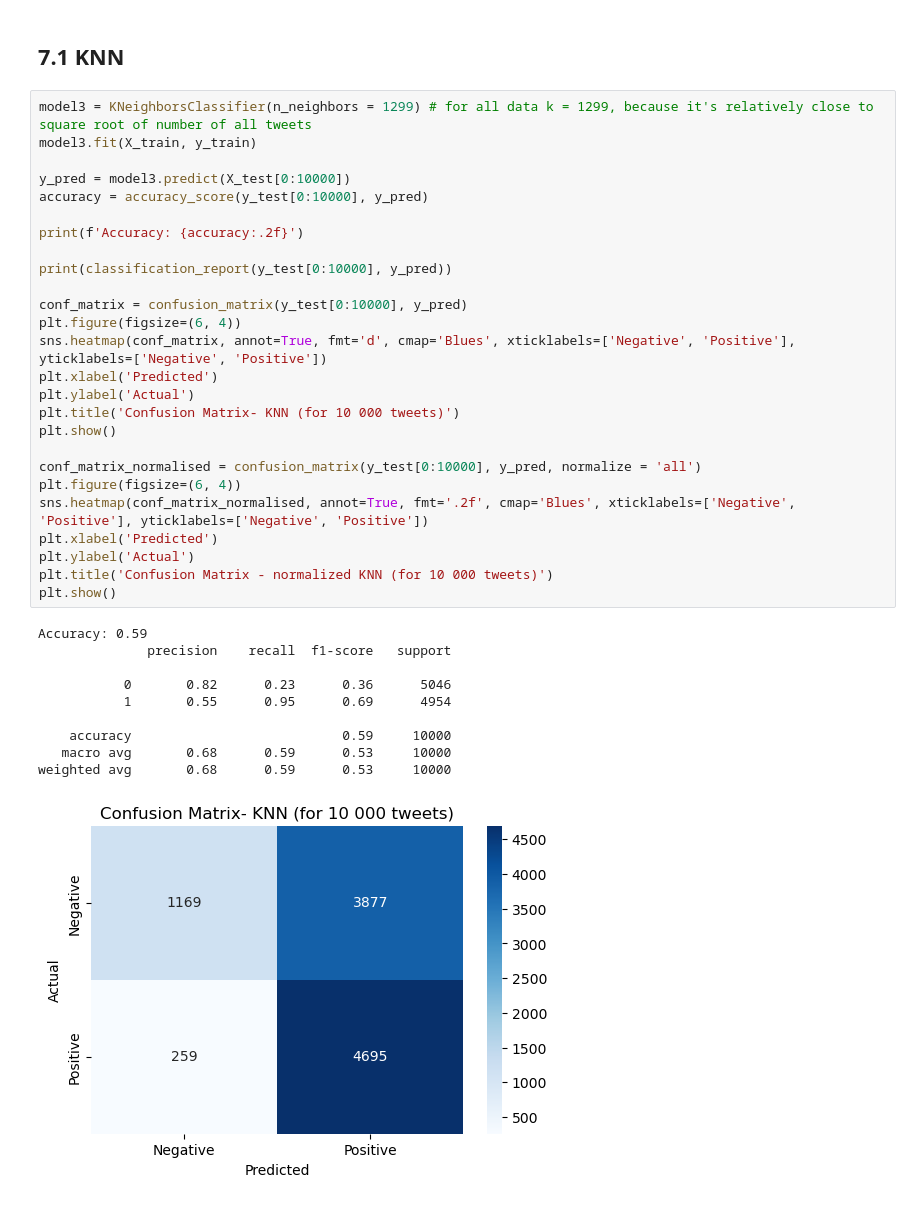
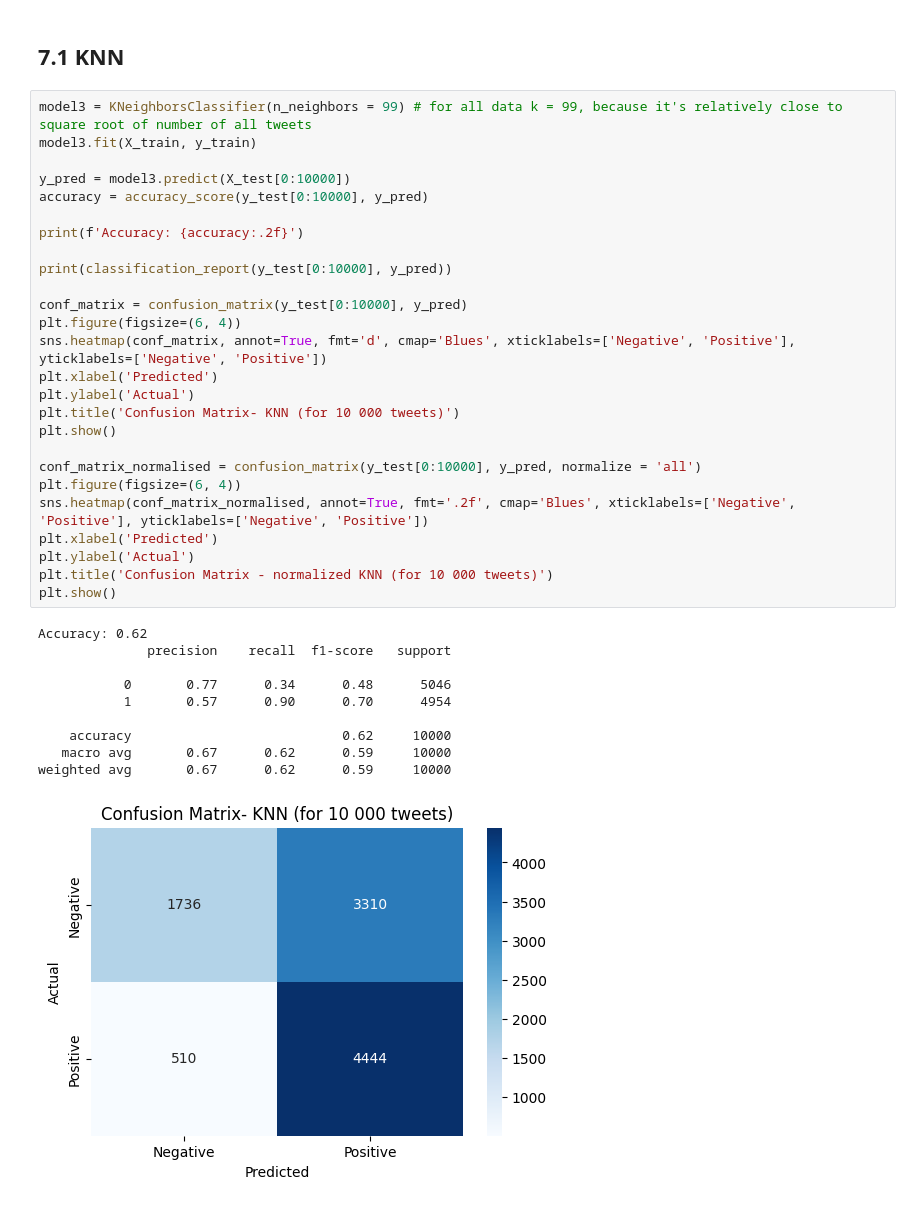
Before and after one commit to juliuszciazynski/ML_1, a Jupyter notebook: jupyter_20_11.ipynb, the cells around one changed output. Saved outputs shown, nothing was run; the diff lists cells and outputs as text.

```diff
--- a/jupyter_20_11.ipynb
+++ b/jupyter_20_11.ipynb
@@ -316,39 +317,39 @@ plt.show()
 # %% [markdown]
 ## 7.1 KNN
 # %%
-model3 = KNeighborsClassifier(n_neighbors = 1299) # for all data k = 1299, because it's relatively close to square root of number of all tweets
+model3 = KNeighborsClassifier(n_neighbors = 99) # for all data k = 99, because it's relatively close to square root of number of all tweets
 model3.fit(X_train, y_train)
 
 y_pred = model3.predict(X_test[0:10000])
 accuracy = accuracy_score(y_test[0:10000], y_pred)
 
 print(f'Accuracy: {accuracy:.2f}')
 
 print(classification_report(y_test[0:10000], y_pred))
 
 conf_matrix = confusion_matrix(y_test[0:10000], y_pred)
 plt.figure(figsize=(6, 4))
 sns.heatmap(conf_matrix, annot=True, fmt='d', cmap='Blues', xticklabels=['Negative', 'Positive'], yticklabels=['Negative', 'Positive'])
 plt.xlabel('Predicted')
 plt.ylabel('Actual')
 plt.title('Confusion Matrix- KNN (for 10 000 tweets)')
 plt.show()
 
 conf_matrix_normalised = confusion_matrix(y_test[0:10000], y_pred, normalize = 'all')
 plt.figure(figsize=(6, 4))
 sns.heatmap(conf_matrix_normalised, annot=True, fmt='.2f', cmap='Blues', xticklabels=['Negative', 'Positive'], yticklabels=['Negative', 'Positive'])
 plt.xlabel('Predicted')
 plt.ylabel('Actual')
 plt.title('Confusion Matrix - normalized KNN (for 10 000 tweets)')
 plt.show()
 # %% [output]
-Accuracy: 0.59
+Accuracy: 0.62
               precision    recall  f1-score   support
 
-           0       0.82      0.23      0.36      5046
-           1       0.55      0.95      0.69      4954
+           0       0.77      0.34      0.48      5046
+           1       0.57      0.90      0.70      4954
 
-    accuracy                           0.59     10000
-   macro avg       0.68      0.59      0.53     10000
-weighted avg       0.68      0.59      0.53     10000
+    accuracy                           0.62     10000
+   macro avg       0.67      0.62      0.59     10000
+weighted avg       0.67      0.62      0.59     10000
-[figure, old version]
+[figure, new version]
```
Also changed, not shown: parts of 9 cells of this notebook.
